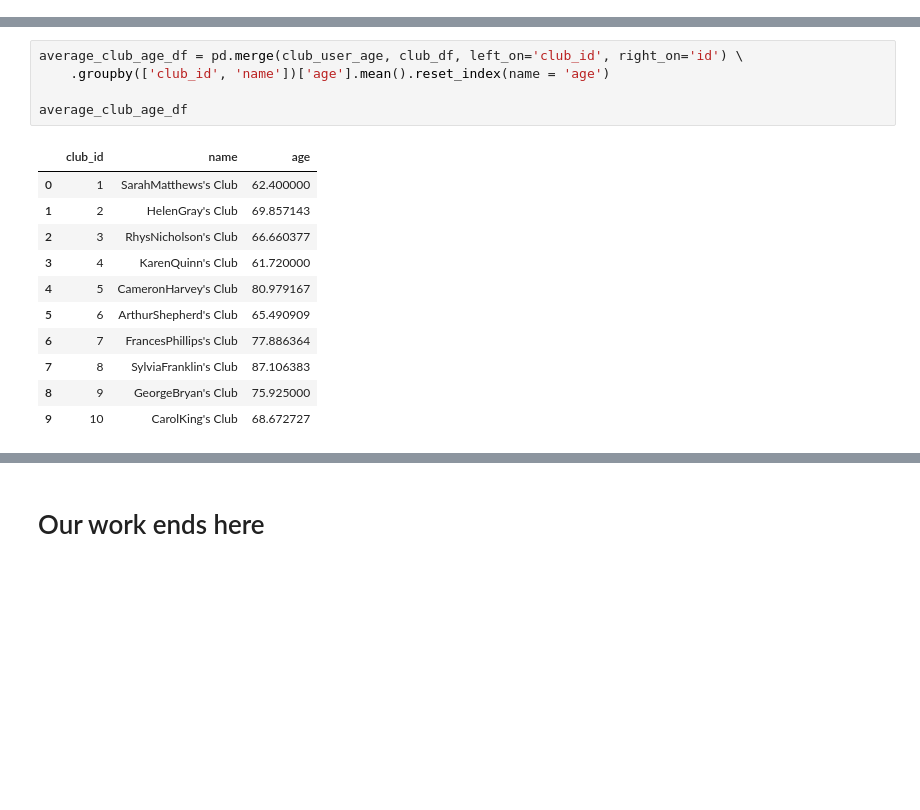
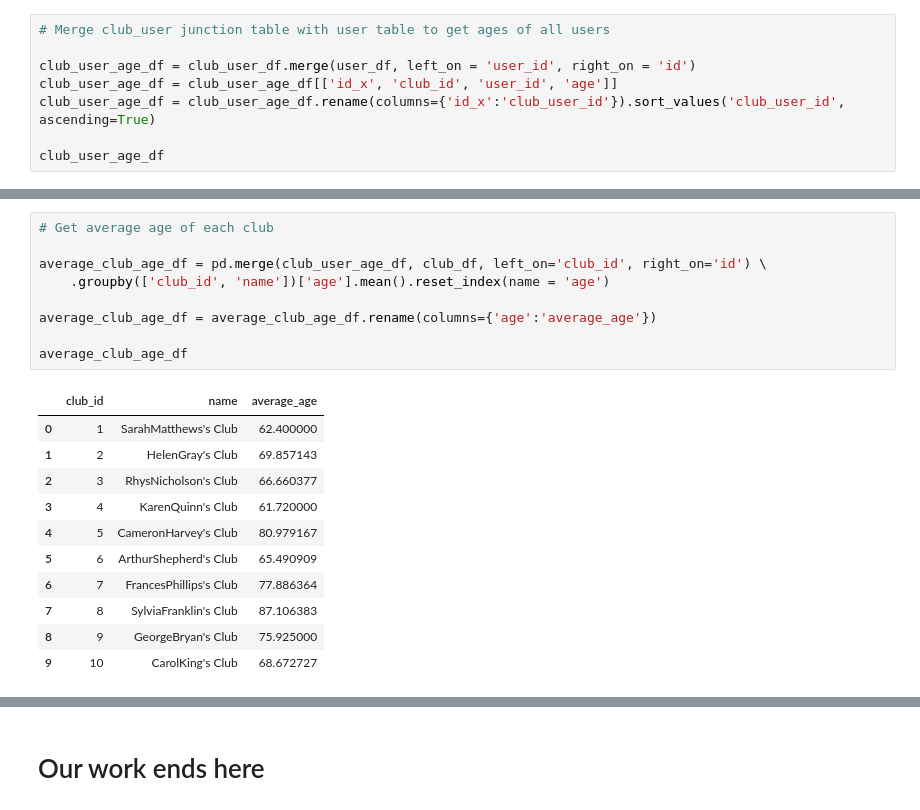
Before and after one commit to laurenceandrews/auguread, a Jupyter notebook: clubs/club-to-user-recommender/club-to-user-recommender.ipynb, the cells around one changed output, grey strips where cells are left out. Saved outputs shown, nothing was run; the diff lists cells and outputs as text; blank space fills up the shorter version.

Commit message:
Move from using lists to dataframes where possible

```diff
--- a/clubs/club-to-user-recommender/club-to-user-recommender.ipynb
+++ b/clubs/club-to-user-recommender/club-to-user-recommender.ipynb
@@ -28,0 +16,8 @@ club_user_age
+# %%
+# Merge club_user junction table with user table to get ages of all users
+
+club_user_age_df = club_user_df.merge(user_df, left_on = 'user_id', right_on = 'id')
+club_user_age_df = club_user_age_df[['id_x', 'club_id', 'user_id', 'age']]
+club_user_age_df = club_user_age_df.rename(columns={'id_x':'club_user_id'}).sort_values('club_user_id', ascending=True)
+
+club_user_age_df
@@ -29,10 +82,14 @@ club_user_age
 # %%
-average_club_age_df = pd.merge(club_user_age, club_df, left_on='club_id', right_on='id') \
+# Get average age of each club
+
+average_club_age_df = pd.merge(club_user_age_df, club_df, left_on='club_id', right_on='id') \
     .groupby(['club_id', 'name'])['age'].mean().reset_index(name = 'age')
 
+average_club_age_df = average_club_age_df.rename(columns={'age':'average_age'})
+
 average_club_age_df
 # %% [output]
-|  | club_id | name | age |
+|  | club_id | name | average_age |
 | 0 | 1 | SarahMatthews's Club | 62.400000 |
 | 1 | 2 | HelenGray's Club | 69.857143 |
 | 2 | 3 | RhysNicholson's Club | 66.660377 |
```
Also changed, not shown: parts of 36 cells of this notebook, 1 other file.
